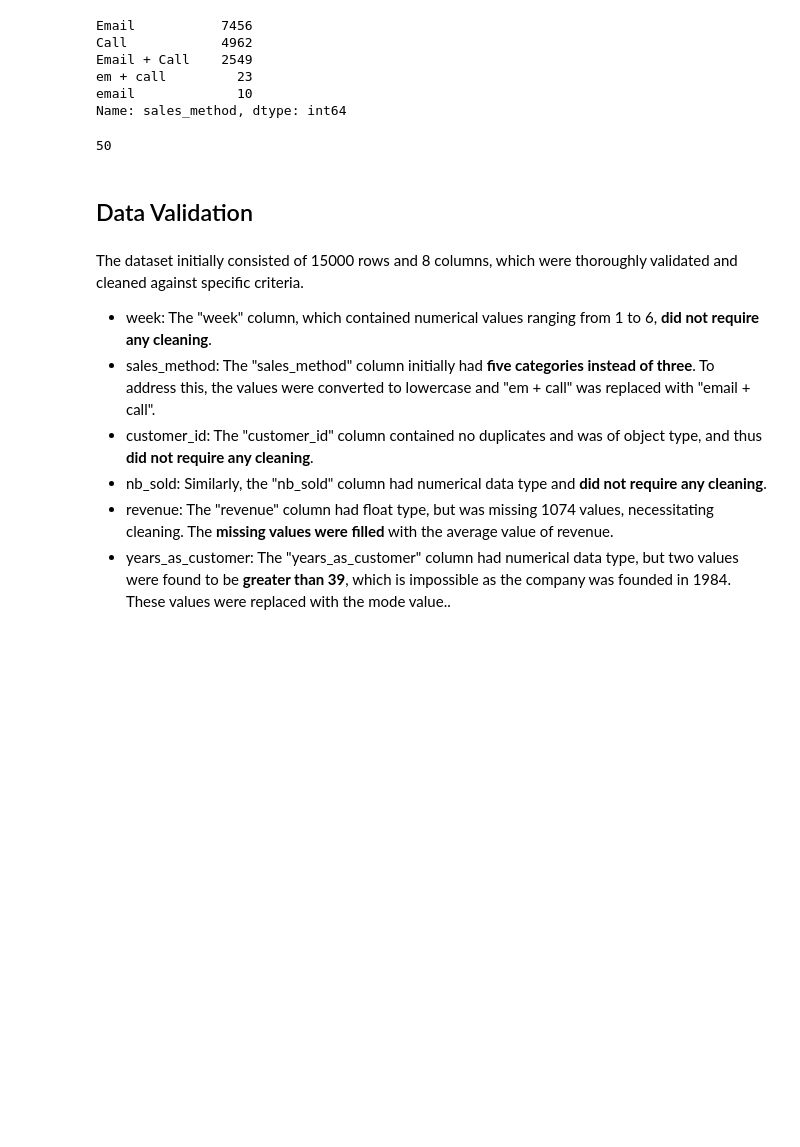
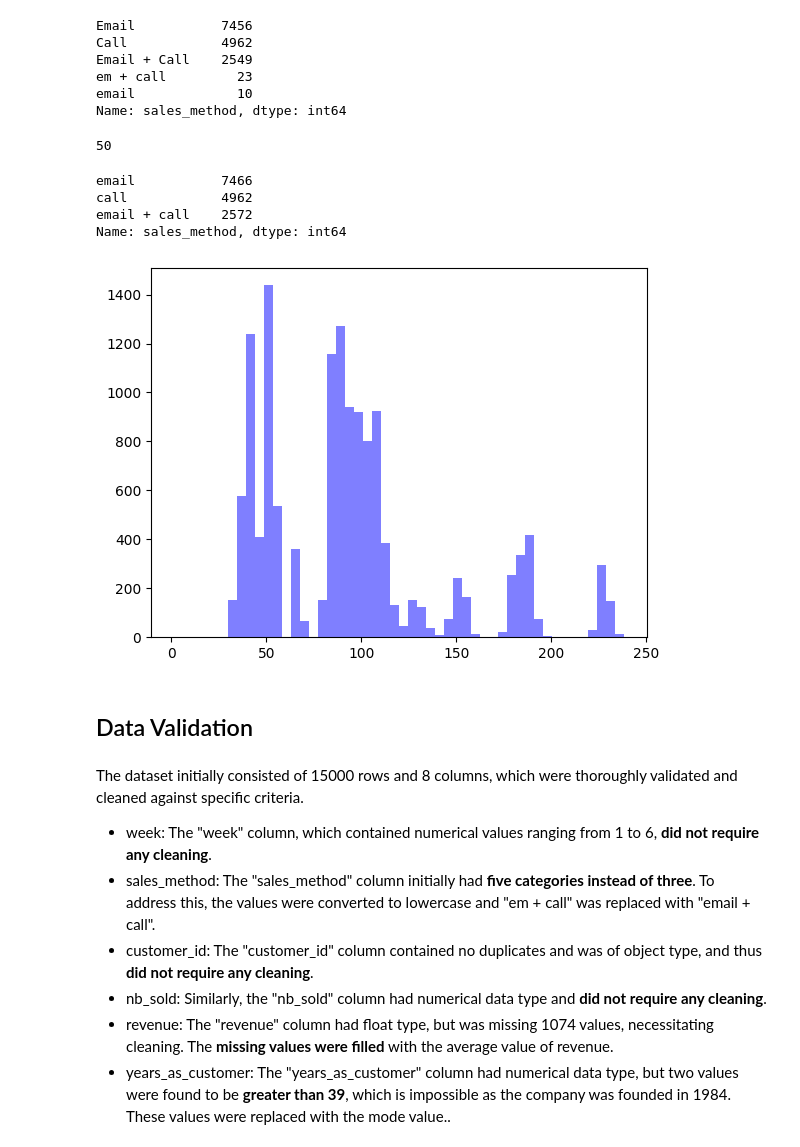
Before and after one commit to Ateet2179/Data_Science_and_analytics, a Jupyter notebook: DATA ANALYST PROJECT/data analysis.ipynb, the cells around one changed output. Saved outputs shown, nothing was run; the diff lists cells and outputs as text; code cells hidden in the pictures; blank space fills up the shorter version.

```diff
--- a/DATA ANALYST PROJECT/data analysis.ipynb
+++ b/DATA ANALYST PROJECT/data analysis.ipynb
@@ -103,3 +137,10 @@ sales['sales_method']=sales['sales_method'].str.lower()
 # replacing inconsistency
 # %%
 sales.replace({"em + call":"email + call"},inplace=True)
+# %%
+sales.sales_method.value_counts()
+# %% [output]
+email           7466
+call            4962
+email + call    2572
+Name: sales_method, dtype: int64
@@ -105,0 +151,5 @@ sales.replace({"em + call":"email + call"},inplace=True)
+# %%
+plt.hist(sales.revenue, bins=50, color='blue', alpha=0.5)
+plt.show()
+# %% [output]
+[figure, added]
```
Also changed, not shown: parts of 56 cells of this notebook, 1 other file.
